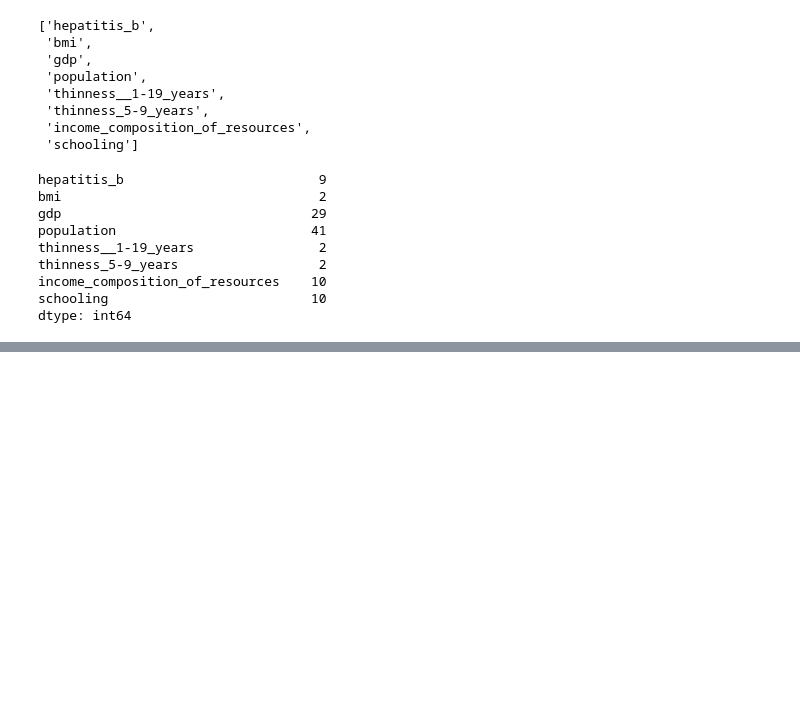
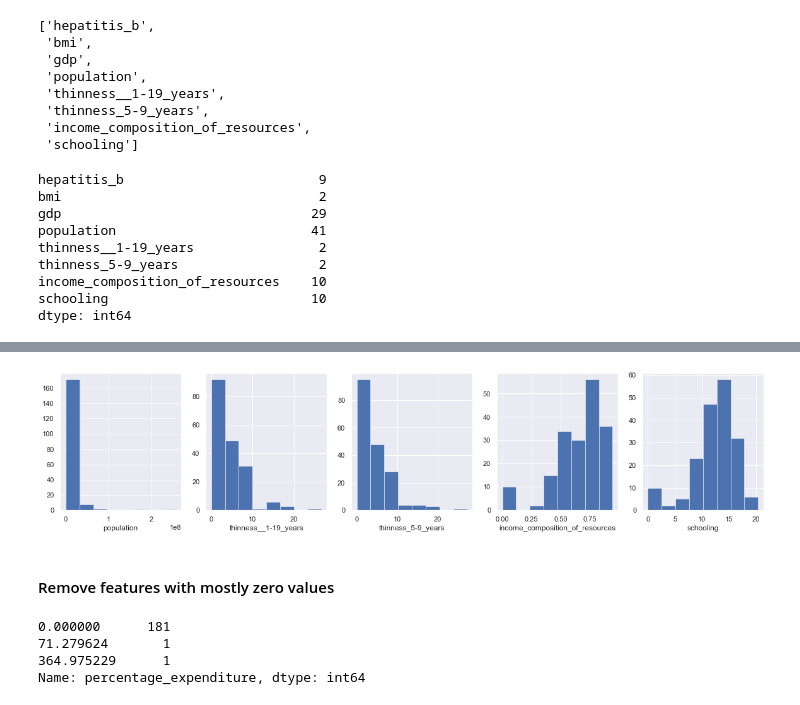
Before and after one commit to mwalbers1/DSC-609-Summer-2022, a Jupyter notebook: module-2-regularization.ipynb, the cells around one changed output, grey strips where cells are left out. Drawn from its saved outputs; the diff is of its cells as text; code cells hidden in the pictures; blank space fills up the shorter version.

```diff
--- a/module-2-regularization.ipynb
+++ b/module-2-regularization.ipynb
@@ -229,0 +436,23 @@ mean_hepatitis_b
+# %%
+fig, axes = plt.subplots(1, 5, figsize=(20, 4))
+
+for column_name, ax in zip(['population',
+                             'thinness__1-19_years',
+                             'thinness_5-9_years',
+                             'income_composition_of_resources',
+                             'schooling'], axes):
+    ax.hist(le_2015[column_name], bins=8, linewidth=0.5, edgecolor="white")
+    ax.set_xlabel(column_name)
+
+plt.show()
+# %% [output]
+[figure, added]
+# %% [markdown]
+#### Remove features with mostly zero values
+# %%
+le_2015['percentage_expenditure'].value_counts()
+# %% [output]
+0.000000      181
+71.279624       1
+364.975229      1
+Name: percentage_expenditure, dtype: int64
```
Also changed, not shown: parts of 60 cells of this notebook.
